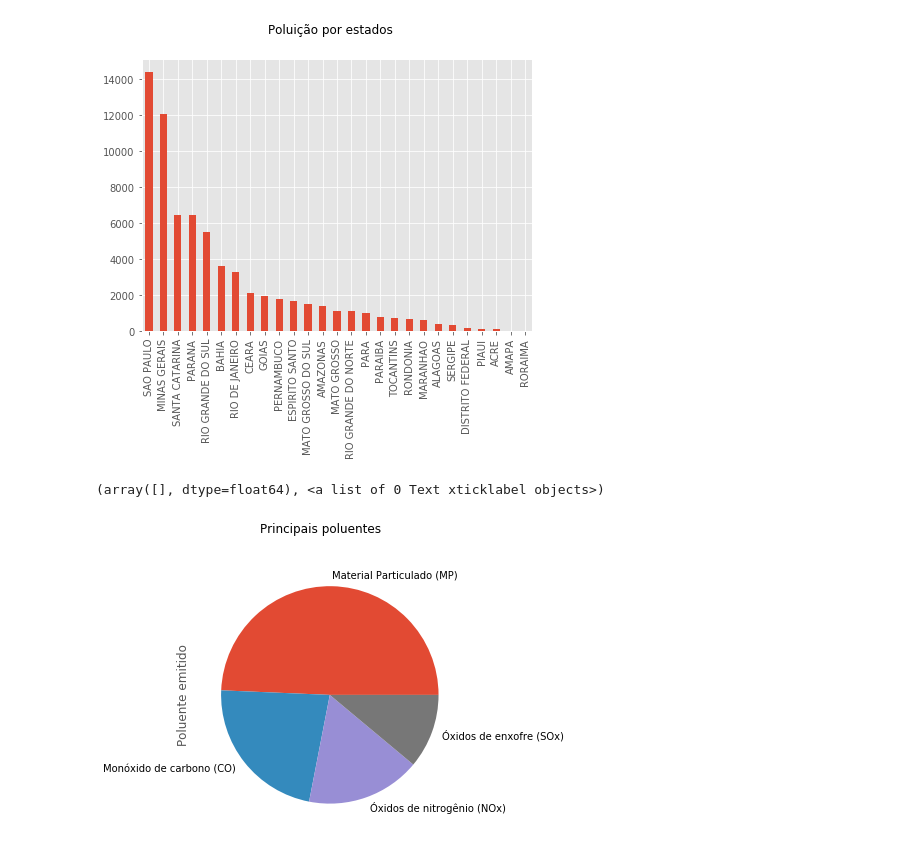
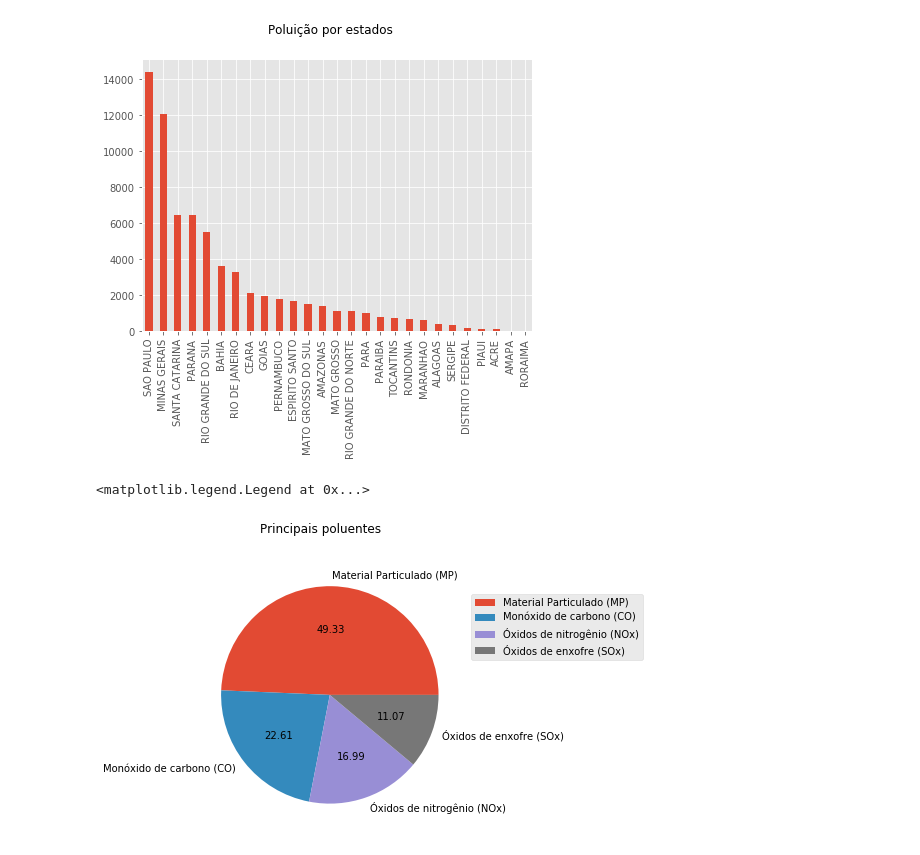
Before and after one commit to lrsonnewend/Emissao-Poluentes, a Jupyter notebook: analise_poluentes.ipynb, the cells around one changed output. Cells and saved outputs as stored; diff of their text form; code cells hidden in the pictures.

```diff
--- a/analise_poluentes.ipynb
+++ b/analise_poluentes.ipynb
@@ -55,8 +55,9 @@ plt.xticks(rotation=90)
 [figure]
 # %%
 plt.style.use("ggplot")
-poluentes.plot(kind='pie', subplots=True, title="Principais poluentes", figsize=(10, 5))
+poluentes.plot(kind='pie', subplots=True, label = "", title="Principais poluentes", figsize=(10, 5), autopct='%.2f')
 plt.xticks(rotation=90)
+plt.legend(loc='center left', bbox_to_anchor=(1, 0, 0.5, 1.5))
 # %% [output]
-(array([], dtype=float64), <a list of 0 Text xticklabel objects>)
+<matplotlib.legend.Legend at 0x...>
-[figure, old version]
+[figure, new version]
```
Also changed, not shown: parts of 2 cells of this notebook.
